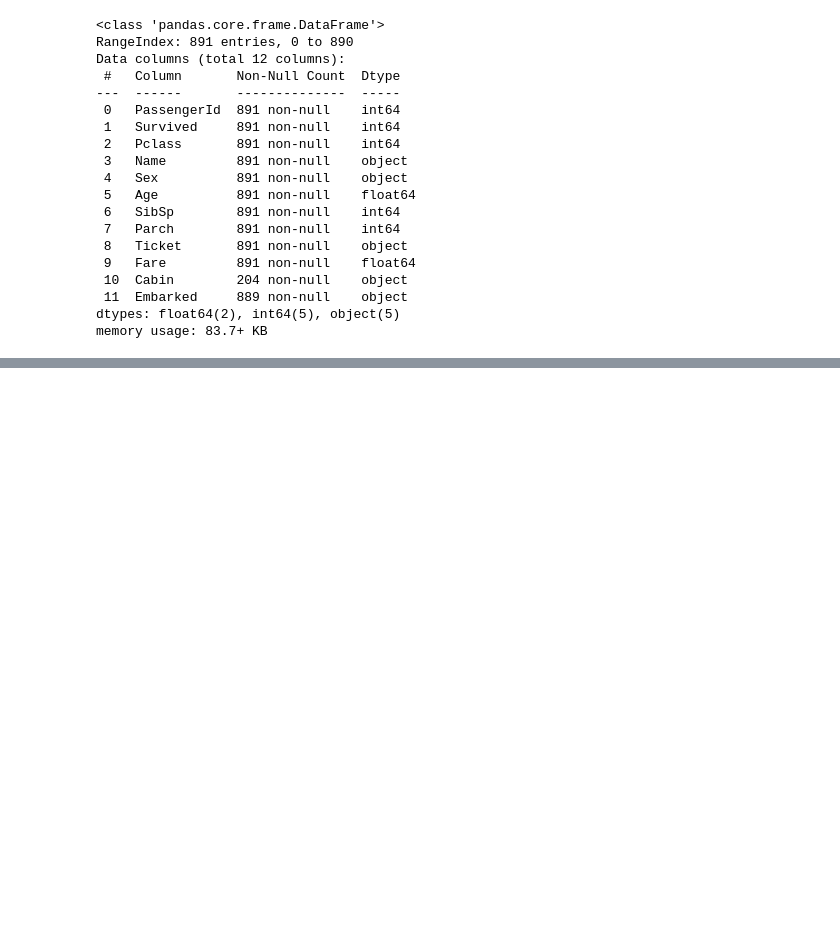
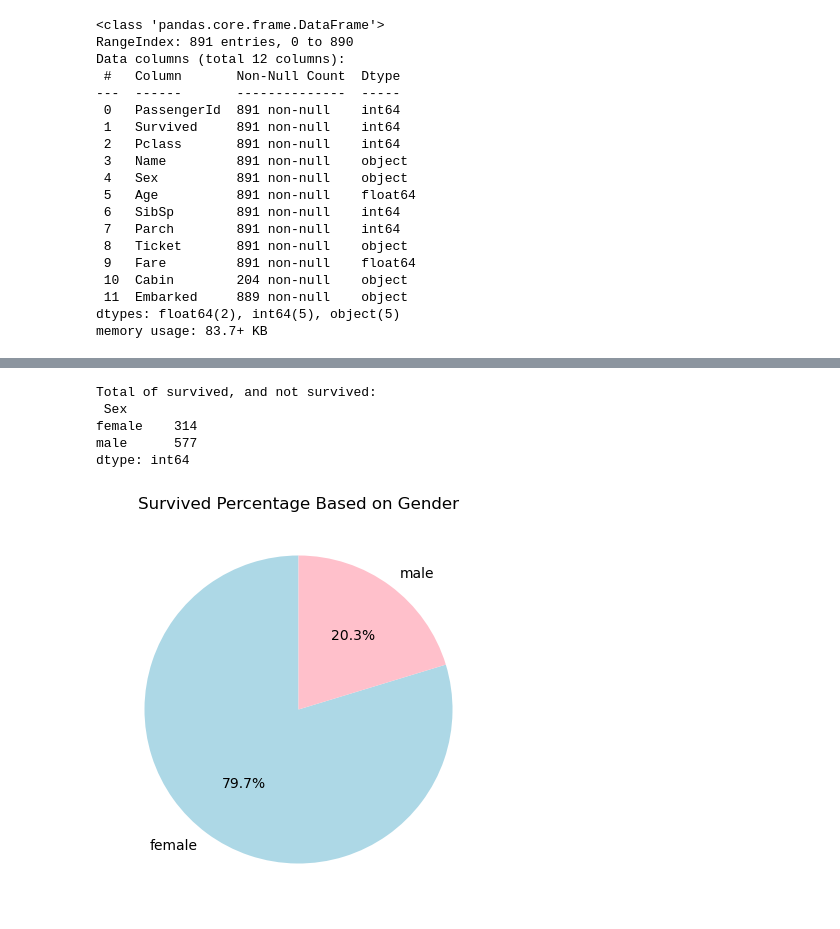
Before and after one commit to ahmadkamrans/titanic-dataset-analysis, a Jupyter notebook: dataAnalysis.ipynb, the cells around one changed output, grey strips where cells are left out. Saved outputs shown, nothing was run; the diff lists cells and outputs as text; code cells hidden in the pictures; blank space fills up the shorter version.

```diff
--- a/dataAnalysis.ipynb
+++ b/dataAnalysis.ipynb
@@ -215,0 +286,15 @@ memory usage: 83.7+ KB
+# %%
+print("Total of survived, and not survived: \n", survived_accordinglySex.sum(axis=1))
+percentages = survived_accordinglySex[1]/survived_accordinglySex.sum(axis=1)*100
+plt.figure(figsize=(5,5))
+colors=['lightblue', 'pink']
+plt.pie(percentages, labels=percentages.index, autopct='%1.1f%%', colors=colors, startangle=90)
+plt.title("Survived Percentage Based on Gender")
+plt.show()
+# %% [output]
+Total of survived, and not survived:
+ Sex
+female    314
+male      577
+dtype: int64
+[figure, added]
```
Also changed, not shown: parts of 12 cells of this notebook.
